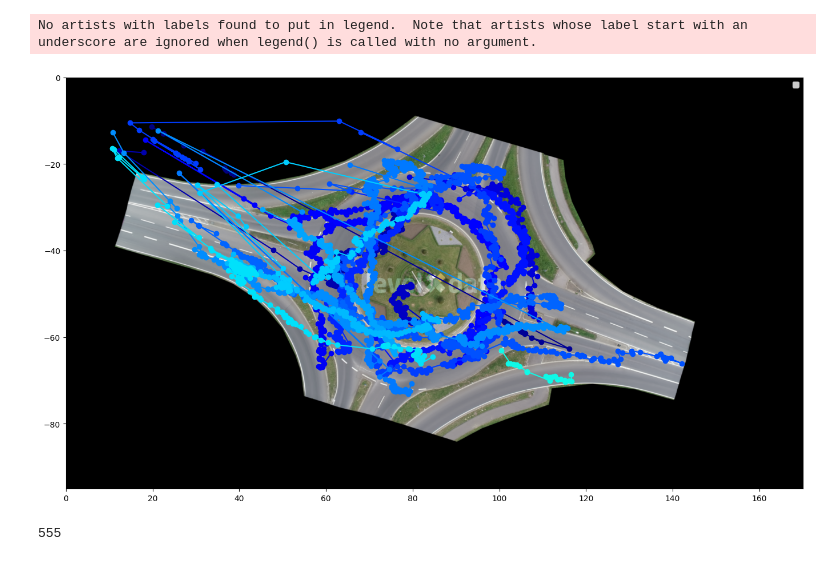
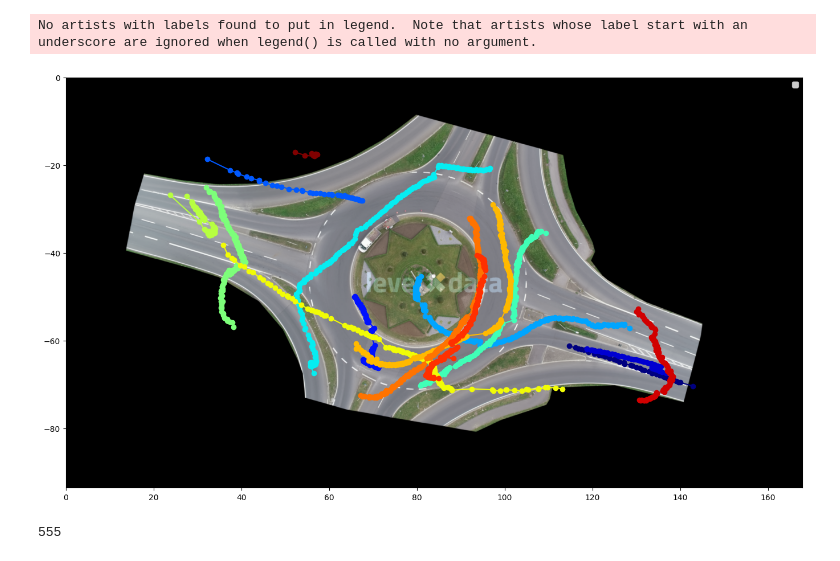
Before and after one commit to RuizhangZhou/Diffusion-TS, a Jupyter notebook: Visialization/read_samples_fake.ipynb, the cells around one changed output. Cells and saved outputs as stored; diff of their text form; code cells hidden in the pictures.

```diff
--- a/Visialization/read_samples_fake.ipynb
+++ b/Visialization/read_samples_fake.ipynb
@@ -3,7 +3,7 @@
 import numpy as np
 
 # fake_data_file.npy
-file_path = '../OUTPUT/rounD_map06_seq1000_interval100_nfea100/ddpm_fake_rounD_map06_interval100_seq1000_nfea100.npy'
+file_path = '/home/rzhou/Projects/Diffusion-TS/OUTPUT/rounD_map02-08_interval100_seq500_reduced_nfea30/ddpm_fake_rounD_map02-08_interval100_seq500_reduced_nfea30.npy'
 
 # 使用numpy的load函数读取npy文件
 fake_data_norm = np.load(file_path)
@@ -34,10 +72,18 @@ print(fake_data_norm[0].shape)
 # %%
+#MinMaxScaler renormalization (0 as padding value)
 import pandas as pd
-from sklearn.preprocessing import MinMaxScaler
-df = pd.read_csv("/DATA1/rzhou/ika/multi_testcases/rounD/ori/rounD_map06_interval100_seq1000_nfea100.csv", header=0)
+from sklearn.preprocessing import MinMaxScaler,QuantileTransformer
+df = pd.read_csv("/DATA1/rzhou/ika/multi_testcases/rounD/reduced/nfea30/rounD_map02-08_interval100_seq500_reduced_nfea30.csv", header=0)
 data = df.values
+
 scaler = MinMaxScaler()
 scaler = scaler.fit(data[:,1:])
-seq_length=1000
-num_feature=100
+seq_length=500
+num_feature=30
 fake_data=scaler.inverse_transform(fake_data_norm.reshape(-1, num_feature)).reshape(-1, seq_length, num_feature)
+
+# 将所有绝对值小于10的元素替换为0
+fake_data[np.abs(fake_data) < 10] = 0
+
+# 验证替换结果
+fake_data[:1]  # 展示处理后的第一个样本以减少输出量
@@ -94,60 +113,50 @@ from PIL import Image
 
 # 载入背景图片
 #bg_image_path = '/DATA1/rzhou/ika/inD/data/19_background.png'
-bg_image_path = '/DATA1/rzhou/ika/rounD/data/06_background.png'
+bg_image_path = '/DATA1/rzhou/ika/rounD/data/02_background.png'
 bg_img = Image.open(bg_image_path)
 # 获取图像的宽度和高度
 width, height = bg_img.size
 
 # 将图像的尺寸转换为英寸（matplotlib的figsize是以英寸为单位的）
 # 假设希望每100像素对应于1英寸，则可以按如下方式计算figsize：
 figsize = (width / 100, height / 100)
 
 # 创建图形和轴，使用图像的原始尺寸
 fig, ax = plt.subplots(figsize=figsize)
 
-# inD-19
-# # 设置坐标轴的范围
-# ax.set_xlim(0, 80)
-# ax.set_ylim(-60, 0)
-# # 绘制背景图：这需要一个真实的背景图文件
-# # 使用extent来匹配背景图的实际坐标位置
-# bg_img = plt.imread(bg_image_path)
-# ax.imshow(bg_img, extent=[0, 117, -78, 0])
+
+# 设置坐标轴的范围
+ax.set_xlim(0, width/10)
+ax.set_ylim(-height/10, 0)
+# 加载并显示背景图
+bg_img = plt.imread(bg_image_path)
+ax.imshow(bg_img, extent=[0, width/10, -height/10, 0])
 
 
-# rounD-02
-# 设置坐标轴的范围
-ax.set_xlim(0, 170)
-ax.set_ylim(-95, 0)
-# 加载并显示背景图
-bg_img = plt.imread(bg_image_path)
-ax.imshow(bg_img, extent=[0, 170, -95, 0])
-
-
-num_tracks = 50  # 假设有num_tracks个轨迹
+num_tracks = 15  # 假设有num_tracks个轨迹
 colors = plt.cm.jet(np.linspace(0, 1, num_tracks))  # 生成颜色
 
 for i in range(num_tracks):
     # 提取每个轨迹的x和y坐标
-    x = fake_data[222][:, i * 2]  # 偶数列为x坐标
-    y = fake_data[222][:, i * 2 + 1]  # 奇数列为y坐标
+    x = fake_data[111][:, i * 2]  # 偶数列为x坐标
+    y = fake_data[111][:, i * 2 + 1]  # 奇数列为y坐标
 
     # 过滤出非零点
     nonzero_indices = (x != 0) & (y != 0)
     x_filtered = x[nonzero_indices]
     y_filtered = y[nonzero_indices]
 
     # 绘制轨迹
     ax.plot(x_filtered, y_filtered, marker='o', linestyle='-', color=colors[i])  # 移除了label参数，以避免图例过于拥挤
 
 # 添加图例
 ax.legend()
 
 plt.show()
 # %% [output]
 No artists with labels found to put in legend.  Note that artists whose label start with an underscore are ignored when legend() is called with no argument.
-[figure, old version]
+[figure, new version]
 # %%
 #动画 5个点
 import numpy as np
```
Also changed, not shown: parts of 6 cells of this notebook, 8 other files.
